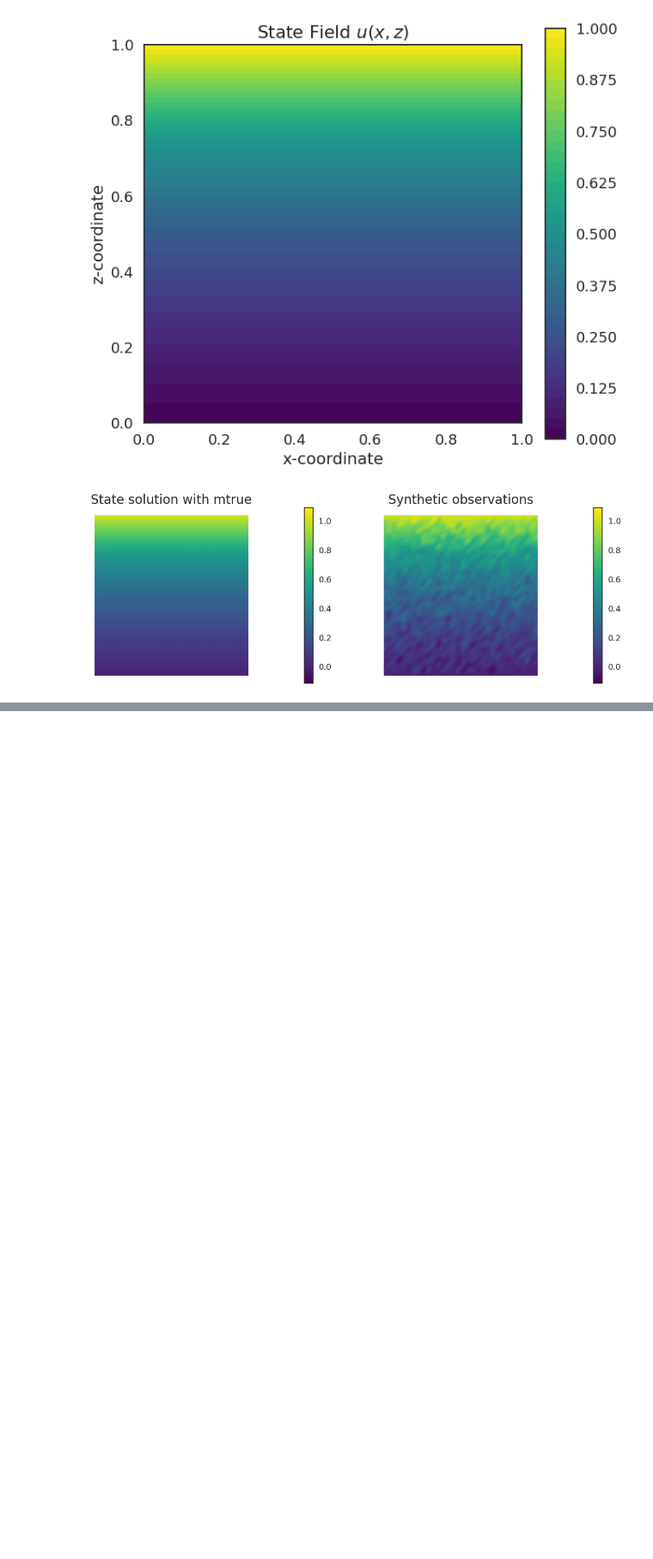
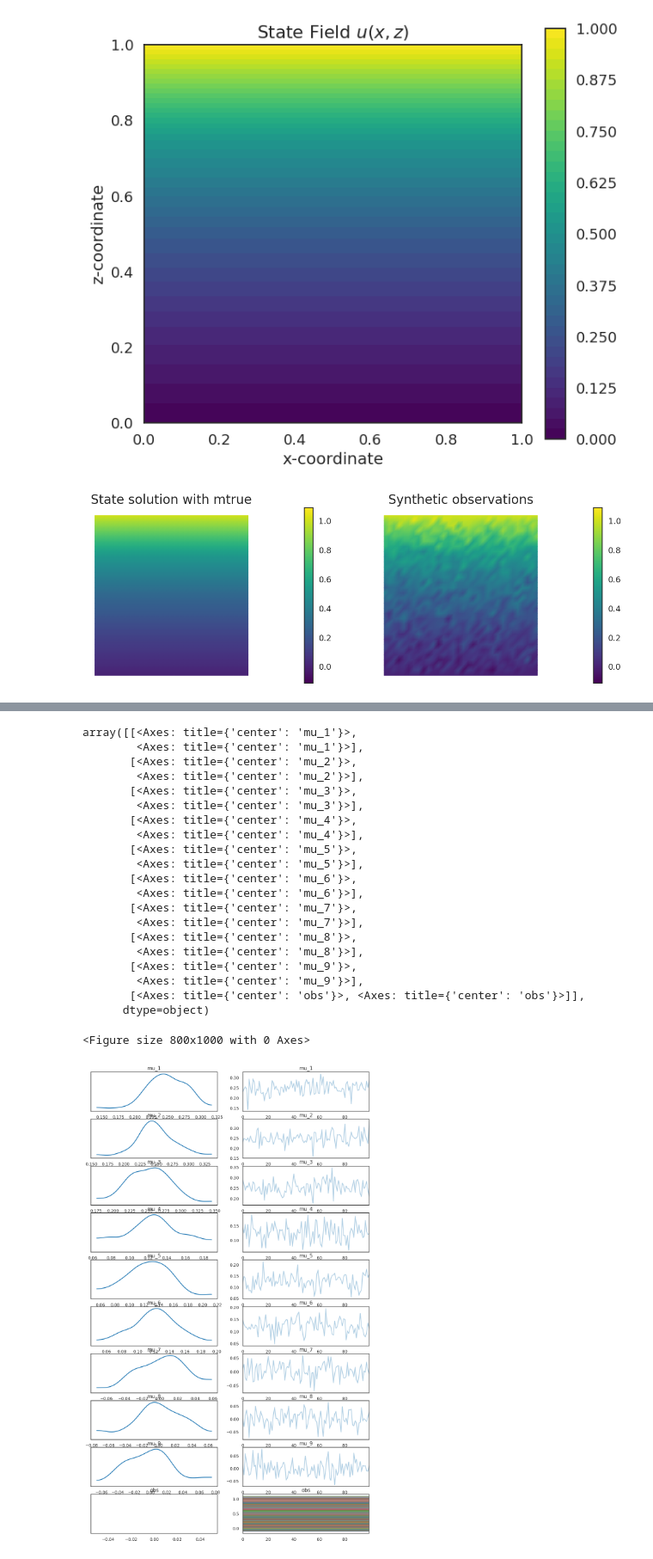
Before and after one commit to Deepprakash222/GempyDINO, a Jupyter notebook: Deep_model/Inversion.ipynb, the cells around one changed output, grey strips where cells are left out. Shown at 86% size. Drawn from its saved outputs; the diff is of its cells as text; code cells hidden in the pictures; blank space fills up the shorter version.

Commit message:
added the pyro model to test the inversion

```diff
--- a/Deep_model/Inversion.ipynb
+++ b/Deep_model/Inversion.ipynb
@@ -132,9 +132,11 @@ plt.show()
 # %% [output]
 [figure]
 # %%
-Mph= np.load('./saved_model/Mphi.npy')
-phi = np.load('./saved_model/phi.npy')
-u_shift = np.load('./saved_model/u_shift.npy')
+device = torch.device("cuda" if torch.cuda.is_available() else "cpu")
+dtype =torch.float32
+Mph= torch.tensor(np.load('./saved_model/Mphi.npy'), dtype=dtype, device=device)
+phi = torch.tensor(np.load('./saved_model/phi.npy'), dtype=dtype, device=device)
+u_shift = torch.tensor(np.load('./saved_model/u_shift.npy'), dtype=dtype, device=device)
 # %%
 # Load the full model directly
 model_without_jacobian = torch.load("./saved_model/model_without_jacobian.pth")
@@ -144,0 +192,53 @@ Error:
+# %%
+###############################################################################
+# Make a list of gempy parameter which would be treated as a random variable
+###############################################################################
+
+test_list=[]
+test_list.append({"update":"interface_data","id":torch.tensor([1]), "direction":"Z", "prior_distribution":"normal","normal":{"mean":torch.tensor(sp_coords_copy_test[1,2],dtype=dtype), "std":torch.tensor(0.03,dtype=dtype)}})
+test_list.append({"update":"interface_data","id":torch.tensor([2]), "direction":"Z", "prior_distribution":"normal","normal":{"mean":torch.tensor(sp_coords_copy_test[2,2],dtype=dtype), "std":torch.tensor(0.03,dtype=dtype)}})
+test_list.append({"update":"interface_data","id":torch.tensor([3]), "direction":"Z", "prior_distribution":"normal","normal":{"mean":torch.tensor(sp_coords_copy_test[3,2],dtype=dtype), "std":torch.tensor(0.03,dtype=dtype)}})
+test_list.append({"update":"interface_data","id":torch.tensor([6]), "direction":"Z", "prior_distribution":"normal","normal":{"mean":torch.tensor(sp_coords_copy_test[6,2],dtype=dtype), "std":torch.tensor(0.03,dtype=dtype)}})
+test_list.append({"update":"interface_data","id":torch.tensor([7]), "direction":"Z", "prior_distribution":"normal","normal":{"mean":torch.tensor(sp_coords_copy_test[7,2],dtype=dtype), "std":torch.tensor(0.03,dtype=dtype)}})
+test_list.append({"update":"interface_data","id":torch.tensor([8]), "direction":"Z", "prior_distribution":"normal","normal":{"mean":torch.tensor(sp_coords_copy_test[8,2],dtype=dtype), "std":torch.tensor(0.03,dtype=dtype)}})
+test_list.append({"update":"interface_data","id":torch.tensor([11]), "direction":"Z", "prior_distribution":"normal","normal":{"mean":torch.tensor(sp_coords_copy_test[11,2],dtype=dtype), "std":torch.tensor(0.03,dtype=dtype)}})
+test_list.append({"update":"interface_data","id":torch.tensor([12]), "direction":"Z", "prior_distribution":"normal","normal":{"mean":torch.tensor(sp_coords_copy_test[12,2],dtype=dtype), "std":torch.tensor(0.03,dtype=dtype)}})
+test_list.append({"update":"interface_data","id":torch.tensor([13]), "direction":"Z", "prior_distribution":"normal","normal":{"mean":torch.tensor(sp_coords_copy_test[13,2],dtype=dtype), "std":torch.tensor(0.03,dtype=dtype)}})
+num_layers = len(test_list)
+# %%
+model = model_jacobian_full
+# %%
+obs_data = torch.tensor(ud.vector().get_local(), dtype=dtype, device=device)
+dot = pyro.render_model(pyro_model, model_args=(test_list, num_layers, model,  u_shift, phi, obs_data , device),render_distributions=True)
+# %%
+pyro.set_rng_seed(42)
+import arviz as az
+from pyro.infer import MCMC, NUTS, Predictive, EmpiricalMarginal
+from pyro.infer.autoguide import init_to_mean, init_to_median, init_to_value
+prior = Predictive(pyro_model,num_samples=100)(test_list, num_layers, model,  u_shift, phi, obs_data , device)
+plt.figure(figsize=(8,10))
+data = az.from_pyro(prior=prior)
+az.plot_trace(data.prior)
+# %% [output]
+array([[<Axes: title={'center': 'mu_1'}>,
+        <Axes: title={'center': 'mu_1'}>],
+       [<Axes: title={'center': 'mu_2'}>,
+        <Axes: title={'center': 'mu_2'}>],
+       [<Axes: title={'center': 'mu_3'}>,
+        <Axes: title={'center': 'mu_3'}>],
+       [<Axes: title={'center': 'mu_4'}>,
+        <Axes: title={'center': 'mu_4'}>],
+       [<Axes: title={'center': 'mu_5'}>,
+        <Axes: title={'center': 'mu_5'}>],
+       [<Axes: title={'center': 'mu_6'}>,
+        <Axes: title={'center': 'mu_6'}>],
+       [<Axes: title={'center': 'mu_7'}>,
+        <Axes: title={'center': 'mu_7'}>],
+       [<Axes: title={'center': 'mu_8'}>,
+        <Axes: title={'center': 'mu_8'}>],
+       [<Axes: title={'center': 'mu_9'}>,
+        <Axes: title={'center': 'mu_9'}>],
+       [<Axes: title={'center': 'obs'}>, <Axes: title={'center': 'obs'}>]],
+      dtype=object)
+<Figure size 800x1000 with 0 Axes>
+[figure, added]
```
Also changed, not shown: parts of 5 cells of this notebook, 1 other file.
